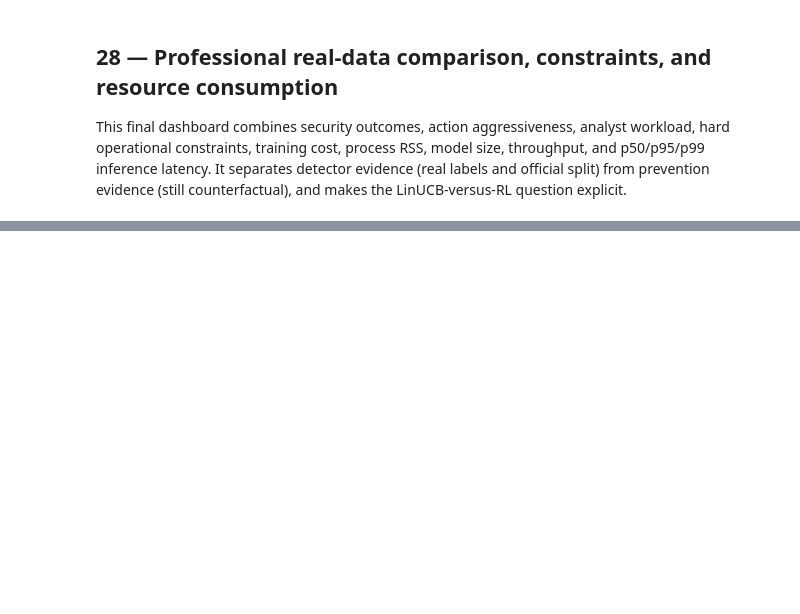
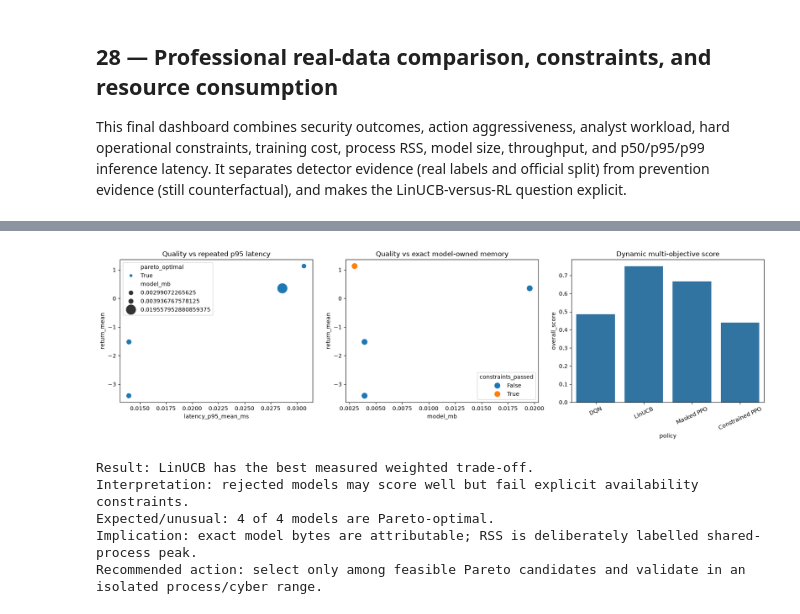
Before and after one commit to gegestalt/kodeRvR, a Jupyter notebook: notebooks/06_adaptive_ips_full_project_lab.ipynb, the cells around one changed output, grey strips where cells are left out. Saved outputs shown, nothing was run; the diff lists cells and outputs as text; code cells hidden in the pictures; blank space fills up the shorter version.

```diff
--- a/notebooks/06_adaptive_ips_full_project_lab.ipynb
+++ b/notebooks/06_adaptive_ips_full_project_lab.ipynb
@@ -920,0 +967,26 @@ display(pd.Series(real_dashboard,name='professional evidence conclusion').to_fra
+# %%
+from ips.evidence_analysis import profile_policy_trials
+from ips.experiment_analysis import pareto_mask
+repeated_profile_rows=[]; repeated_profile_trials=[]
+for name,policy in real_policies.items():
+    trials,summary=profile_policy_trials(policy,np.asarray(sample_states),np.asarray(sample_masks),trials=7,repeats_per_trial=20); repeated_profile_rows.append({'policy':name,**summary}); repeated_profile_trials.append(trials.assign(policy=name))
+repeated_resource_summary=pd.DataFrame(repeated_profile_rows); repeated_resource_trials=pd.concat(repeated_profile_trials,ignore_index=True)
+consolidated=(operational.drop(columns=['mean_return','return_std','containment_rate']).merge(real_resource_comparison[['policy','parameters']],on='policy').merge(policy_reliability,on='policy').merge(repeated_resource_summary,on='policy').merge(policy_seed_runs.groupby('policy').training_wall_s.mean().rename('training_wall_mean_s'),on='policy'))
+consolidated['error_compromise_rate']=1-consolidated.containment_mean
+consolidated['quantization']='FP32'
+consolidated['memory_scope']='model_mb exact; RSS shared-process peak'
+quality=consolidated.return_mean; speed=-consolidated.latency_p95_mean_ms; memory=-consolidated.model_mb
+def norm(series):
+    spread=series.max()-series.min(); return pd.Series(1.0,index=series.index) if spread==0 else (series-series.min())/spread
+consolidated['overall_score']=.55*norm(quality)+.25*norm(speed)+.20*norm(memory)
+consolidated['pareto_optimal']=pareto_mask(consolidated,maximize=('return_mean','containment_mean'),minimize=('latency_p95_mean_ms','model_mb'))
+consolidated['recommendation']=np.where(~consolidated.constraints_passed,'REJECT: violates hard constraint',np.where(consolidated.pareto_optimal,'RECOMMEND: feasible Pareto candidate','DEFER: dominated feasible candidate'))
+model_selection_columns=['policy','parameters','quantization','model_mb','training_wall_mean_s','latency_p95_mean_ms','latency_p95_std_ms','throughput_mean_decisions_s','return_mean','return_ci95_halfwidth','error_compromise_rate','stability','constraints_passed','pareto_optimal','overall_score','recommendation']
+display(consolidated[model_selection_columns].sort_values('overall_score',ascending=False).round(4))
+fig,axes=plt.subplots(1,3,figsize=(17,5)); sns.scatterplot(data=consolidated,x='latency_p95_mean_ms',y='return_mean',hue='pareto_optimal',size='model_mb',sizes=(80,350),ax=axes[0]); sns.scatterplot(data=consolidated,x='model_mb',y='return_mean',hue='constraints_passed',s=130,ax=axes[1]); sns.barplot(data=consolidated,x='policy',y='overall_score',ax=axes[2]); axes[0].set_title('Quality vs repeated p95 latency'); axes[1].set_title('Quality vs exact model-owned memory'); axes[2].set_title('Dynamic multi-objective score'); axes[2].tick_params(axis='x',rotation=25); plt.tight_layout(); plt.show()
+print('Result:',consolidated.loc[consolidated.overall_score.idxmax(),'policy'],'has the best measured weighted trade-off.')
+print('Interpretation: rejected models may score well but fail explicit availability constraints.')
+print('Expected/unusual:',int(consolidated.pareto_optimal.sum()),'of',len(consolidated),'models are Pareto-optimal.')
+print('Implication: exact model bytes are attributable; RSS is deliberately labelled shared-process peak.')
+print('Recommended action: select only among feasible Pareto candidates and validate in an isolated process/cyber range.')
+# %% [output]
@@ -920,0 +998,6 @@ display(pd.Series(real_dashboard,name='professional evidence conclusion').to_fra
+[figure, added]
+Result: LinUCB has the best measured weighted trade-off.
+Interpretation: rejected models may score well but fail explicit availability constraints.
+Expected/unusual: 4 of 4 models are Pareto-optimal.
+Implication: exact model bytes are attributable; RSS is deliberately labelled shared-process peak.
+Recommended action: select only among feasible Pareto candidates and validate in an isolated process/cyber range.
```
Also changed, not shown: parts of 25 cells of this notebook, 23 other files.
